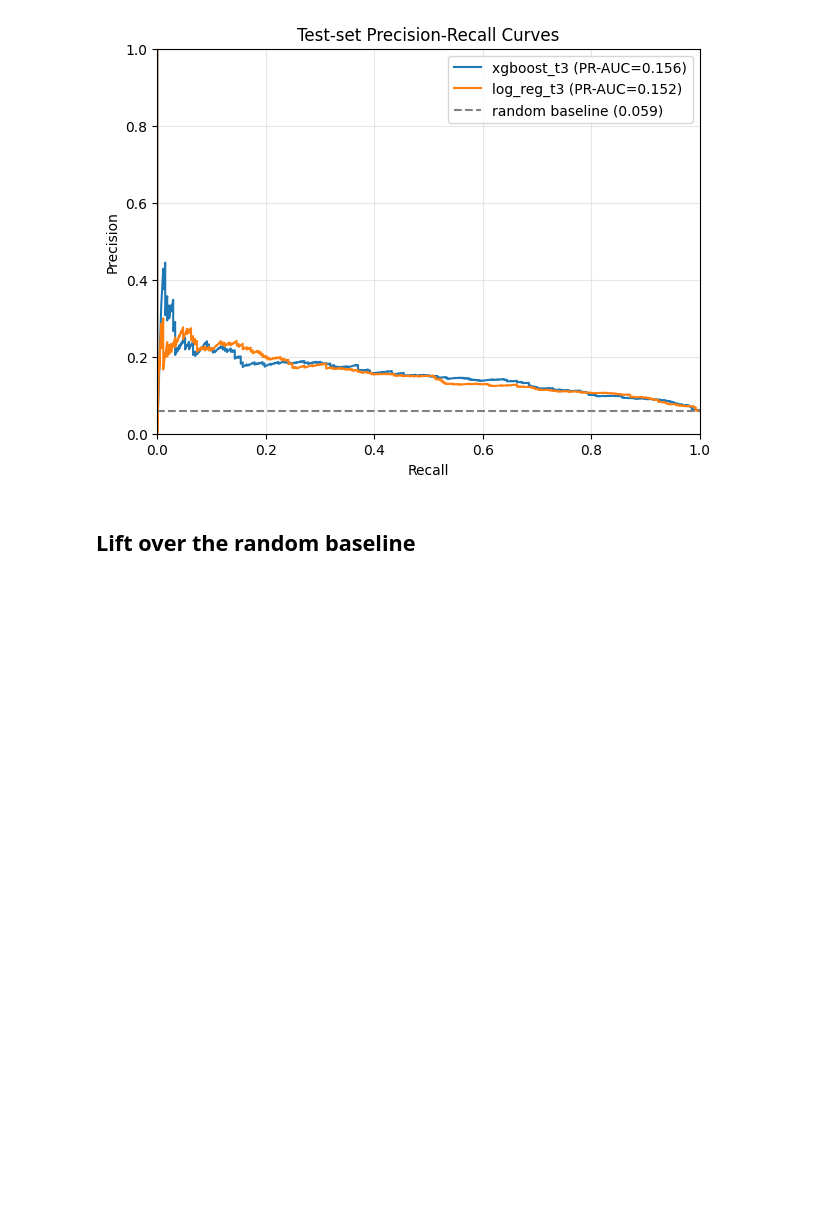
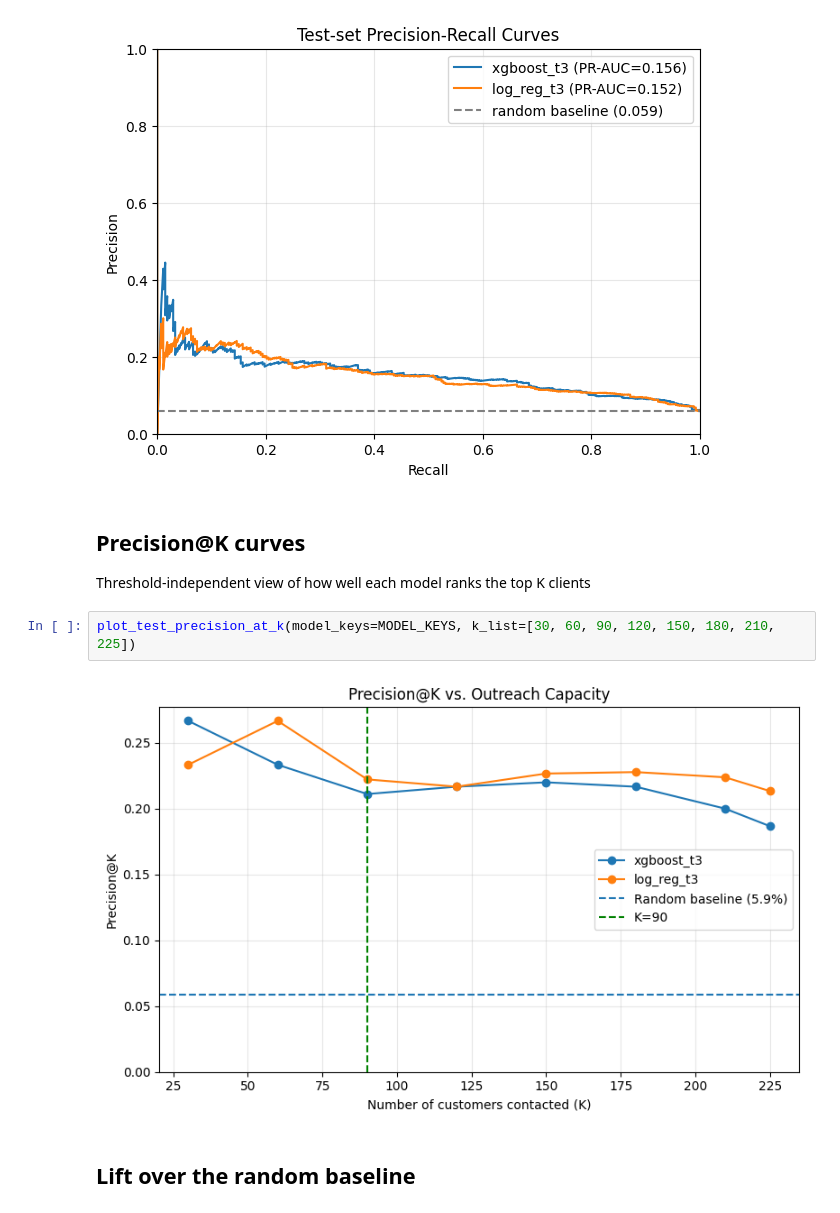
Before and after one commit to samanthavis/Credit_prediction_case, a Jupyter notebook: notebooks/t3/compare_models_t3.ipynb, the cells around one changed output. Drawn from its saved outputs; the diff is of its cells as text; blank space fills up the shorter version.

```diff
--- a/notebooks/t3/compare_models_t3.ipynb
+++ b/notebooks/t3/compare_models_t3.ipynb
@@ -78,6 +80,13 @@ Threshold-independent view of how well each model ranks clients by credit applic
 plot_test_precision_recall_curves(MODEL_KEYS)
 # %% [output]
 [figure]
+# %% [markdown]
+## Precision@K curves
+Threshold-independent view of how well each model ranks the top K clients
+# %%
+plot_test_precision_at_k(model_keys=MODEL_KEYS, k_list=[30, 60, 90, 120, 150, 180, 210, 225])
+# %% [output]
+[figure, added]
 # %% [markdown]
 ## Lift over the random baseline
 # %%
```
Also changed, not shown: parts of 2 cells of this notebook, 22 other files.
